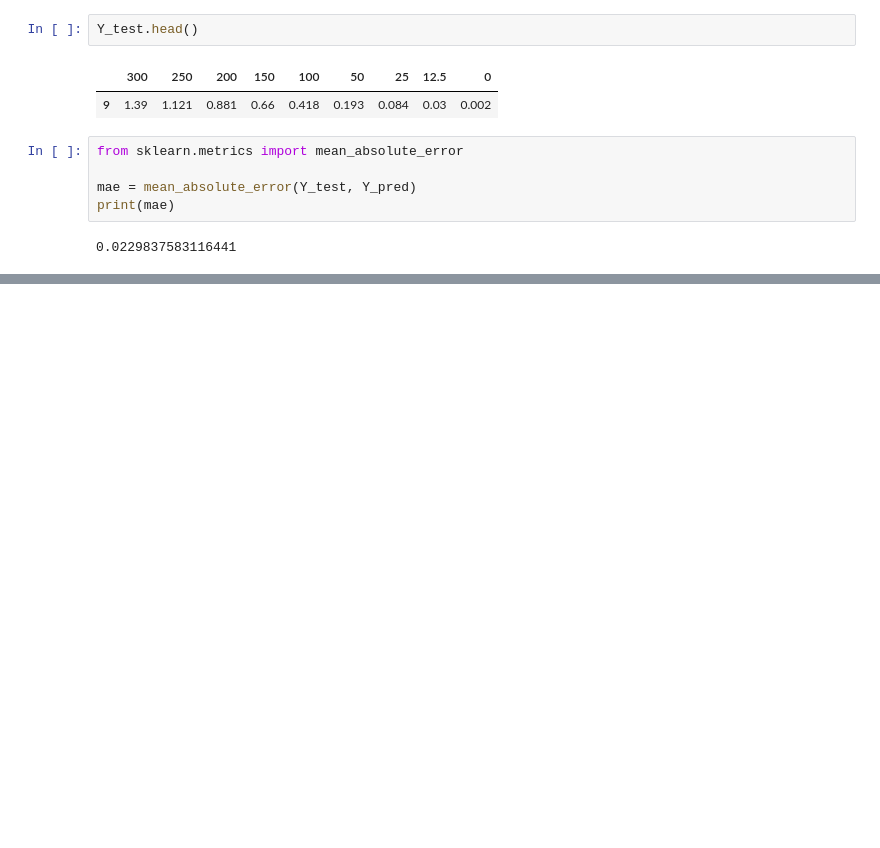
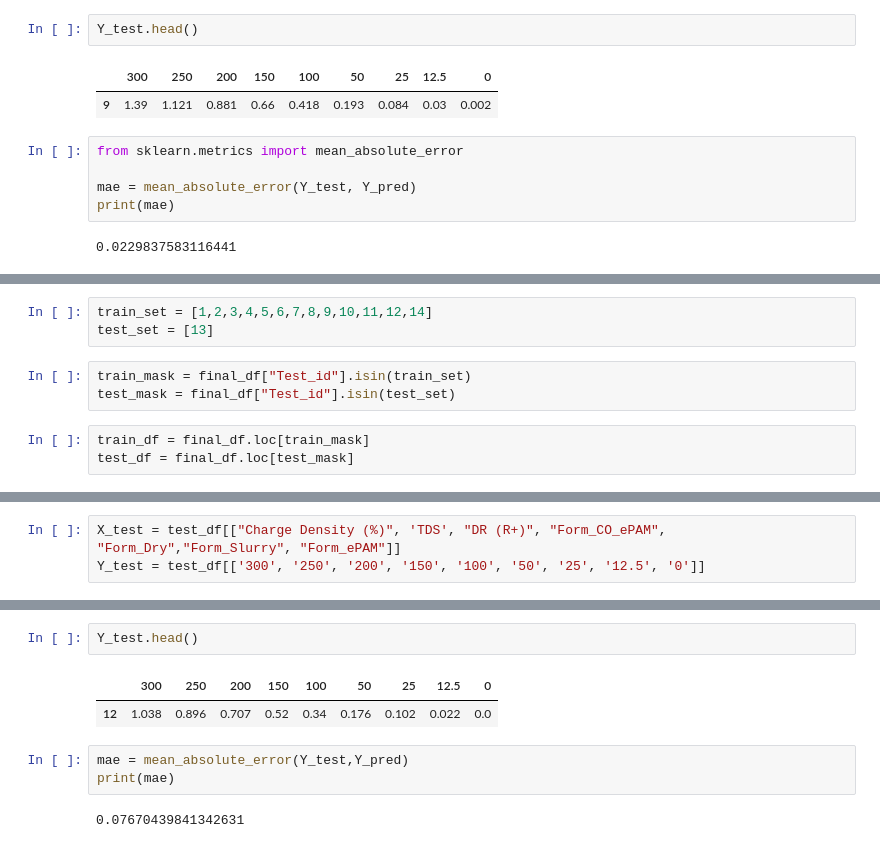
Before and after one commit to carloshurtadop9/PAM-ML-Project, a Jupyter notebook: PAM ML Notebook.ipynb, the cells around one changed output, grey strips where cells are left out. Drawn from its saved outputs; the diff is of its cells as text; blank space fills up the shorter version.

Commit message:
*Trained model with new iterations

```diff
--- a/PAM ML Notebook.ipynb
+++ b/PAM ML Notebook.ipynb
@@ -503,0 +547,9 @@ print(mae)
+# %%
+train_set = [1,2,3,4,5,6,7,8,9,10,11,12,14]
+test_set = [13]
+# %%
+train_mask = final_df["Test_id"].isin(train_set)
+test_mask = final_df["Test_id"].isin(test_set)
+# %%
+train_df = final_df.loc[train_mask]
+test_df = final_df.loc[test_mask]
@@ -503,0 +559,3 @@ print(mae)
+# %%
+X_test = test_df[["Charge Density (%)", 'TDS', "DR (R+)", "Form_CO_ePAM", "Form_Dry","Form_Slurry", "Form_ePAM"]]
+Y_test = test_df[['300', '250', '200', '150', '100', '50', '25', '12.5', '0']]
@@ -503,0 +574,10 @@ print(mae)
+# %%
+Y_test.head()
+# %% [output]
+|  | 300 | 250 | 200 | 150 | 100 | 50 | 25 | 12.5 | 0 |
+| 12 | 1.038 | 0.896 | 0.707 | 0.52 | 0.34 | 0.176 | 0.102 | 0.022 | 0.0 |
+# %%
+mae = mean_absolute_error(Y_test,Y_pred)
+print(mae)
+# %% [output]
+0.07670439841342631
```
Also changed, not shown: parts of 16 cells of this notebook.
